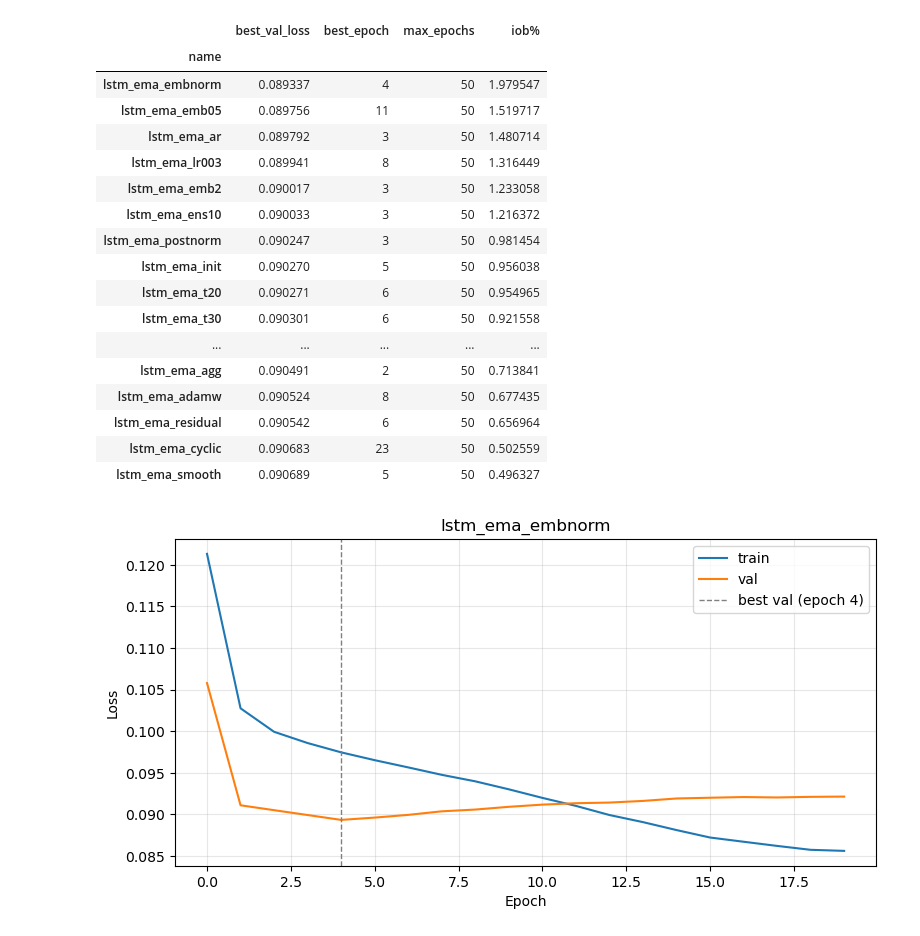
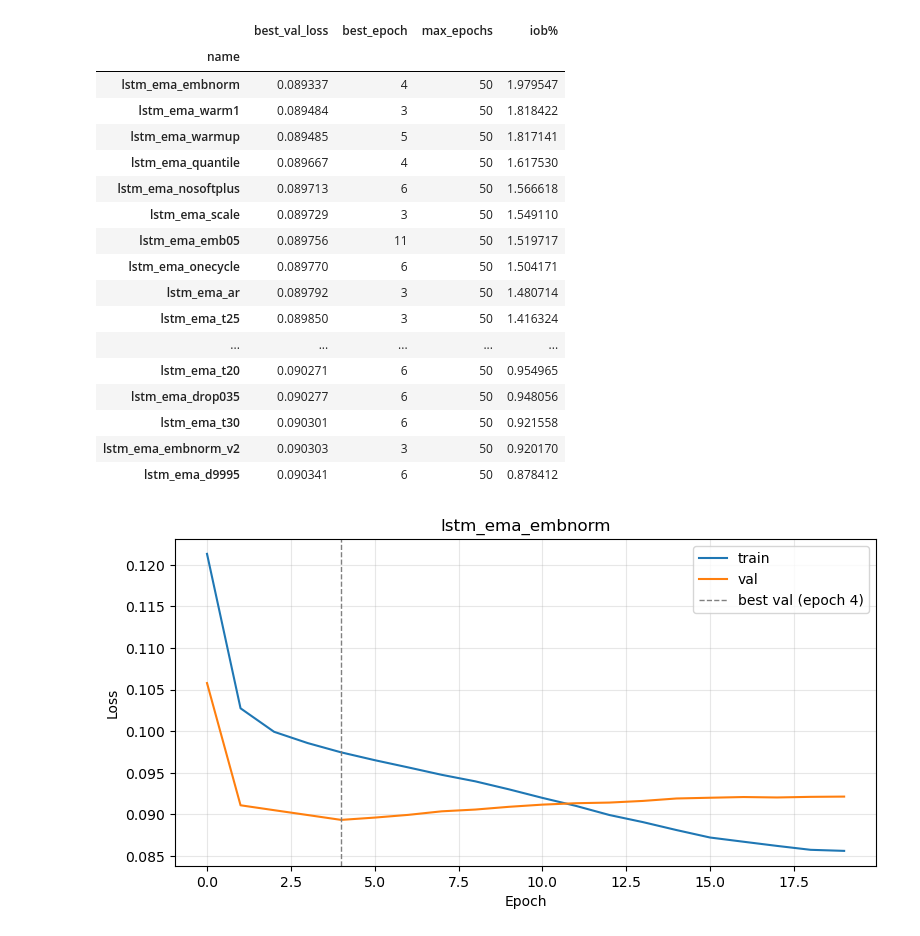
Before and after one commit to PeterStovell/Auto-research, a Jupyter notebook: notebooks/compare.ipynb, the cells around one changed output. Cells and saved outputs as stored; diff of their text form; code cells hidden in the pictures.

```diff
--- a/notebooks/compare.ipynb
+++ b/notebooks/compare.ipynb
@@ -65,28 +64,28 @@ Average throughput: 13.9MiB/s
 # %%
 df = pd.DataFrame([load(path) for path in path_list])
 df = df['name best_val_loss best_epoch max_epochs'.split()]
 df = df.set_index('name')
 df = df.sort_values('best_val_loss')
 df['iob%'] = 100 * (1 - df['best_val_loss'] / df.loc['baseline', 'best_val_loss'])
-df.head(20)
+df.head(25)
 # %% [output]
 |  | best_val_loss | best_epoch | max_epochs | iob% |
 | name |  |  |  |  |
 | lstm_ema_embnorm | 0.089337 | 4 | 50 | 1.979547 |
+| lstm_ema_warm1 | 0.089484 | 3 | 50 | 1.818422 |
+| lstm_ema_warmup | 0.089485 | 5 | 50 | 1.817141 |
+| lstm_ema_quantile | 0.089667 | 4 | 50 | 1.617530 |
+| lstm_ema_nosoftplus | 0.089713 | 6 | 50 | 1.566618 |
+| lstm_ema_scale | 0.089729 | 3 | 50 | 1.549110 |
 | lstm_ema_emb05 | 0.089756 | 11 | 50 | 1.519717 |
+| lstm_ema_onecycle | 0.089770 | 6 | 50 | 1.504171 |
 | lstm_ema_ar | 0.089792 | 3 | 50 | 1.480714 |
-| lstm_ema_lr003 | 0.089941 | 8 | 50 | 1.316449 |
-| lstm_ema_emb2 | 0.090017 | 3 | 50 | 1.233058 |
-| lstm_ema_ens10 | 0.090033 | 3 | 50 | 1.216372 |
-| lstm_ema_postnorm | 0.090247 | 3 | 50 | 0.981454 |
-| lstm_ema_init | 0.090270 | 5 | 50 | 0.956038 |
+| lstm_ema_t25 | 0.089850 | 3 | 50 | 1.416324 |
+| ... | ... | ... | ... | ... |
 | lstm_ema_t20 | 0.090271 | 6 | 50 | 0.954965 |
+| lstm_ema_drop035 | 0.090277 | 6 | 50 | 0.948056 |
 | lstm_ema_t30 | 0.090301 | 6 | 50 | 0.921558 |
-| ... | ... | ... | ... | ... |
-| lstm_ema_agg | 0.090491 | 2 | 50 | 0.713841 |
-| lstm_ema_adamw | 0.090524 | 8 | 50 | 0.677435 |
-| lstm_ema_residual | 0.090542 | 6 | 50 | 0.656964 |
-| lstm_ema_cyclic | 0.090683 | 23 | 50 | 0.502559 |
-| lstm_ema_smooth | 0.090689 | 5 | 50 | 0.496327 |
+| lstm_ema_embnorm_v2 | 0.090303 | 3 | 50 | 0.920170 |
+| lstm_ema_d9995 | 0.090341 | 6 | 50 | 0.878412 |
 # %%
 name = df.index[0]
```
Also changed, not shown: parts of 2 cells of this notebook, 1 other file.
